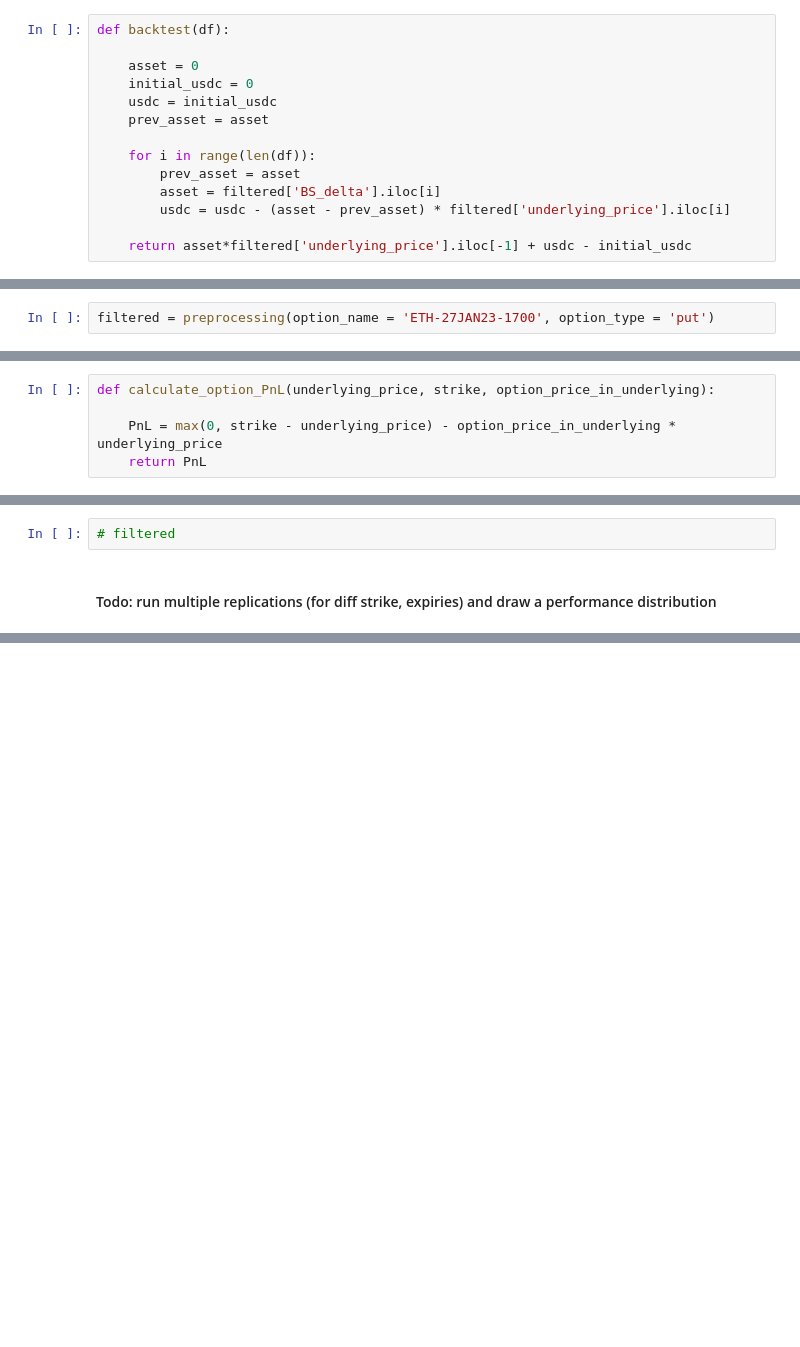
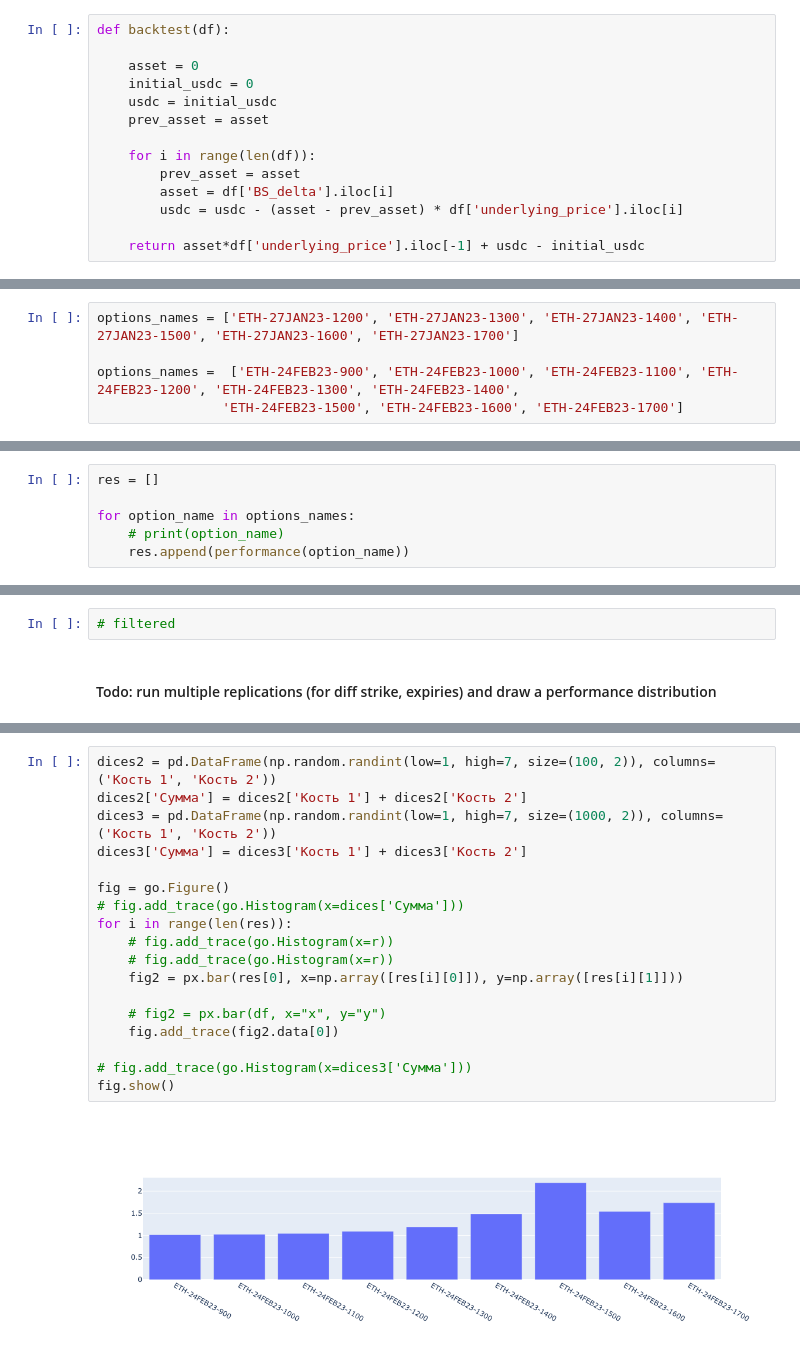
Before and after one commit to DeltaDex-Protocol/research, a Jupyter notebook: backtests.ipynb, the cells around one changed output, grey strips where cells are left out. Drawn from its saved outputs; the diff is of its cells as text; blank space fills up the shorter version.

Commit message:
multiple backtests & histogram

```diff
--- a/backtests.ipynb
+++ b/backtests.ipynb
@@ -89,12 +89,10 @@ def backtest(df):
 
     for i in range(len(df)):
         prev_asset = asset
-        asset = filtered['BS_delta'].iloc[i]
-        usdc = usdc - (asset - prev_asset) * filtered['underlying_price'].iloc[i]
+        asset = df['BS_delta'].iloc[i]
+        usdc = usdc - (asset - prev_asset) * df['underlying_price'].iloc[i]
 
-    return asset*filtered['underlying_price'].iloc[-1] + usdc - initial_usdc
+    return asset*df['underlying_price'].iloc[-1] + usdc - initial_usdc
 # %%
 # datetime.strptime(selected_put.iloc[5]['expiry'], "%Y %m %d %I:%M%p")
 # get_timedelta_in_years(datetime.fromisoformat(selected_put.iloc[5]['expiry']) - datetime.fromisoformat(selected_put.iloc[5]['current_time']))
-# %%
-filtered = preprocessing(option_name = 'ETH-27JAN23-1700', option_type = 'put')
@@ -110,0 +167,5 @@ backtest(filtered[filtered.index % 10 == 0])
+# %%
+options_names = ['ETH-27JAN23-1200', 'ETH-27JAN23-1300', 'ETH-27JAN23-1400', 'ETH-27JAN23-1500', 'ETH-27JAN23-1600', 'ETH-27JAN23-1700']
+
+options_names =  ['ETH-24FEB23-900', 'ETH-24FEB23-1000', 'ETH-24FEB23-1100', 'ETH-24FEB23-1200', 'ETH-24FEB23-1300', 'ETH-24FEB23-1400',
+                'ETH-24FEB23-1500', 'ETH-24FEB23-1600', 'ETH-24FEB23-1700']
@@ -111,5 +184,6 @@ backtest(filtered[filtered.index % 10 == 0])
 # %%
-def calculate_option_PnL(underlying_price, strike, option_price_in_underlying):
+res = []
 
-    PnL = max(0, strike - underlying_price) - option_price_in_underlying * underlying_price
-    return PnL
+for option_name in options_names:
+    # print(option_name)
+    res.append(performance(option_name))
@@ -128,0 +260,20 @@ print(option_price, price_on_expiry, PnL)
+# %%
+dices2 = pd.DataFrame(np.random.randint(low=1, high=7, size=(100, 2)), columns=('Кость 1', 'Кость 2'))
+dices2['Сумма'] = dices2['Кость 1'] + dices2['Кость 2']
+dices3 = pd.DataFrame(np.random.randint(low=1, high=7, size=(1000, 2)), columns=('Кость 1', 'Кость 2'))
+dices3['Сумма'] = dices3['Кость 1'] + dices3['Кость 2']
+
+fig = go.Figure()
+# fig.add_trace(go.Histogram(x=dices['Сумма']))
+for i in range(len(res)):
+    # fig.add_trace(go.Histogram(x=r))
+    # fig.add_trace(go.Histogram(x=r))
+    fig2 = px.bar(res[0], x=np.array([res[i][0]]), y=np.array([res[i][1]]))
+
+    # fig2 = px.bar(df, x="x", y="y")
+    fig.add_trace(fig2.data[0])
+
+# fig.add_trace(go.Histogram(x=dices3['Сумма']))
+fig.show()
+# %% [output]
+[figure, added]
```
Also changed, not shown: parts of 13 cells of this notebook.
